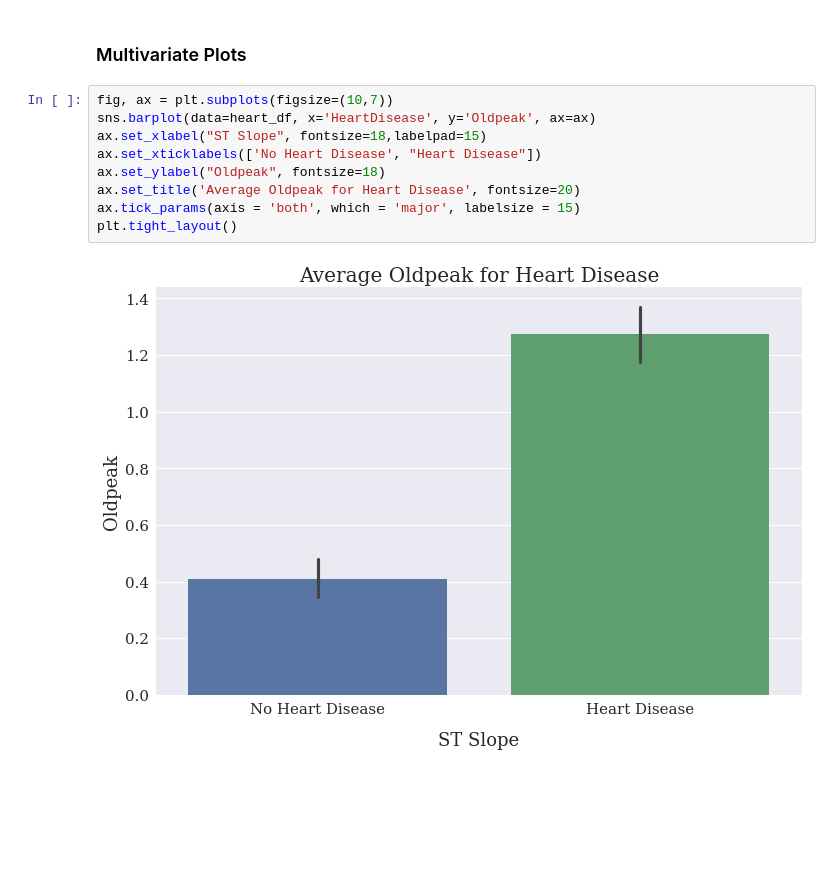
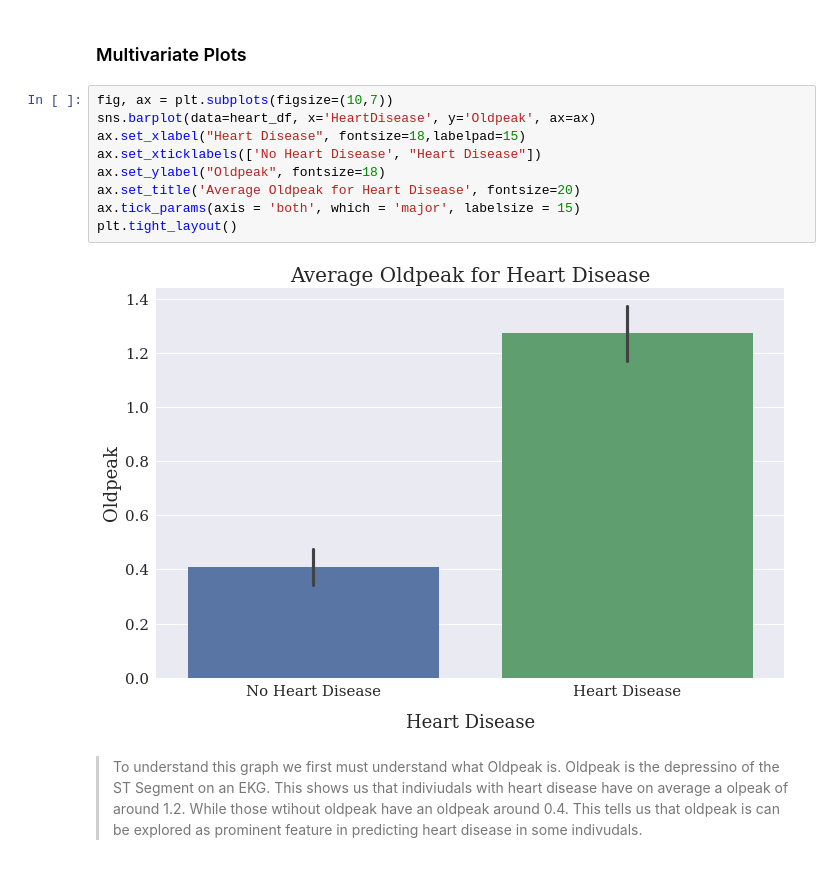
Before and after one commit to rvtovar/Heart_Disease, a Jupyter notebook: Heart_Disease.ipynb, the cells around one changed output. Saved outputs shown, nothing was run; the diff lists cells and outputs as text; blank space fills up the shorter version.

Commit message:
added notes on graphs

```diff
--- a/Heart_Disease.ipynb
+++ b/Heart_Disease.ipynb
@@ -278,14 +278,16 @@ sns.heatmap(data=corr, annot=True, ax=ax)
 # %%
 fig, ax = plt.subplots(figsize=(10,7))
 sns.barplot(data=heart_df, x='HeartDisease', y='Oldpeak', ax=ax)
-ax.set_xlabel("ST Slope", fontsize=18,labelpad=15)
+ax.set_xlabel("Heart Disease", fontsize=18,labelpad=15)
 ax.set_xticklabels(['No Heart Disease', "Heart Disease"])
 ax.set_ylabel("Oldpeak", fontsize=18)
 ax.set_title('Average Oldpeak for Heart Disease', fontsize=20)
 ax.tick_params(axis = 'both', which = 'major', labelsize = 15)
 plt.tight_layout()
 # %% [output]
-[figure, old version]
+[figure, new version]
+# %% [markdown]
+> To understand this graph we first must understand what Oldpeak is. Oldpeak is the depressino of the ST Segment on an EKG. This shows us that indiviudals with heart disease have on average a olpeak of around 1.2. While those wtihout oldpeak have an oldpeak around 0.4. This tells us that oldpeak is can be explored as prominent feature in predicting heart disease in some indivudals.
 # %%
 fig, ax = plt.subplots(figsize=(10,7))
 sns.barplot(data=heart_df, x='ST_Slope', y='Oldpeak', hue='HeartDisease', ax=ax)
```
Also changed, not shown: parts of 4 cells of this notebook.
